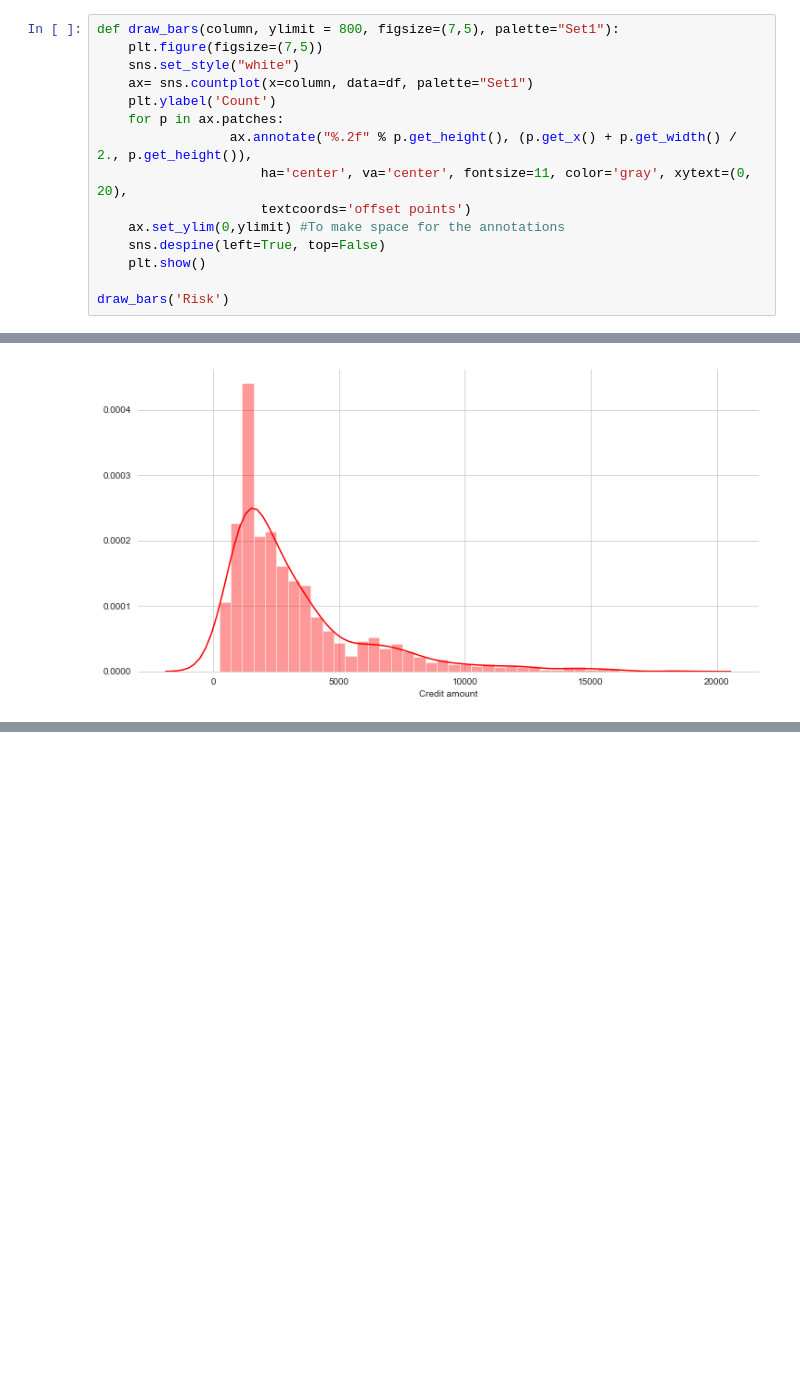
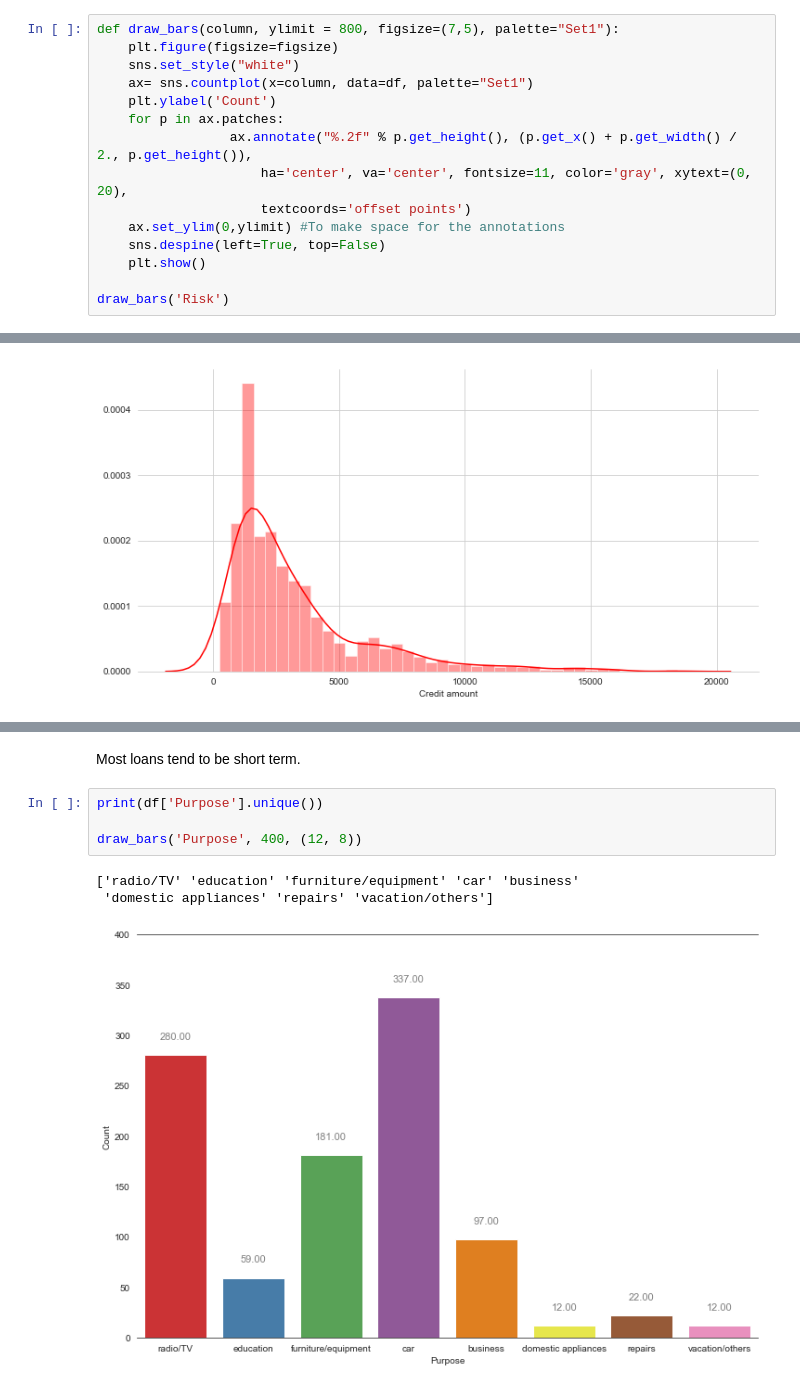
Before and after one commit to uiucanh/DataScience, a Jupyter notebook: German Credit Risk/Analysis of German Credit Risks.ipynb, the cells around one changed output, grey strips where cells are left out. Saved outputs shown, nothing was run; the diff lists cells and outputs as text; blank space fills up the shorter version.

```diff
--- a/German Credit Risk/Analysis of German Credit Risks.ipynb
+++ b/German Credit Risk/Analysis of German Credit Risks.ipynb
@@ -55,7 +55,7 @@ df.iloc[pd.np.r_[0:10, -10:0]]
 Let's first look at the distribution of different credit risks.
 # %%
 def draw_bars(column, ylimit = 800, figsize=(7,5), palette="Set1"):
-    plt.figure(figsize=(7,5))
+    plt.figure(figsize=figsize)
     sns.set_style("white")
     ax= sns.countplot(x=column, data=df, palette="Set1")
     plt.ylabel('Count')
@@ -160,0 +192,10 @@ Most people try to obtain a credit amount of roughly 1500-2000.
+# %% [markdown]
+Most loans tend to be short term.
+# %%
+print(df['Purpose'].unique())
+
+draw_bars('Purpose', 400, (12, 8))
+# %% [output]
+['radio/TV' 'education' 'furniture/equipment' 'car' 'business'
+ 'domestic appliances' 'repairs' 'vacation/others']
+[figure, added]
```
Also changed, not shown: parts of 26 cells of this notebook, 1 other file.
